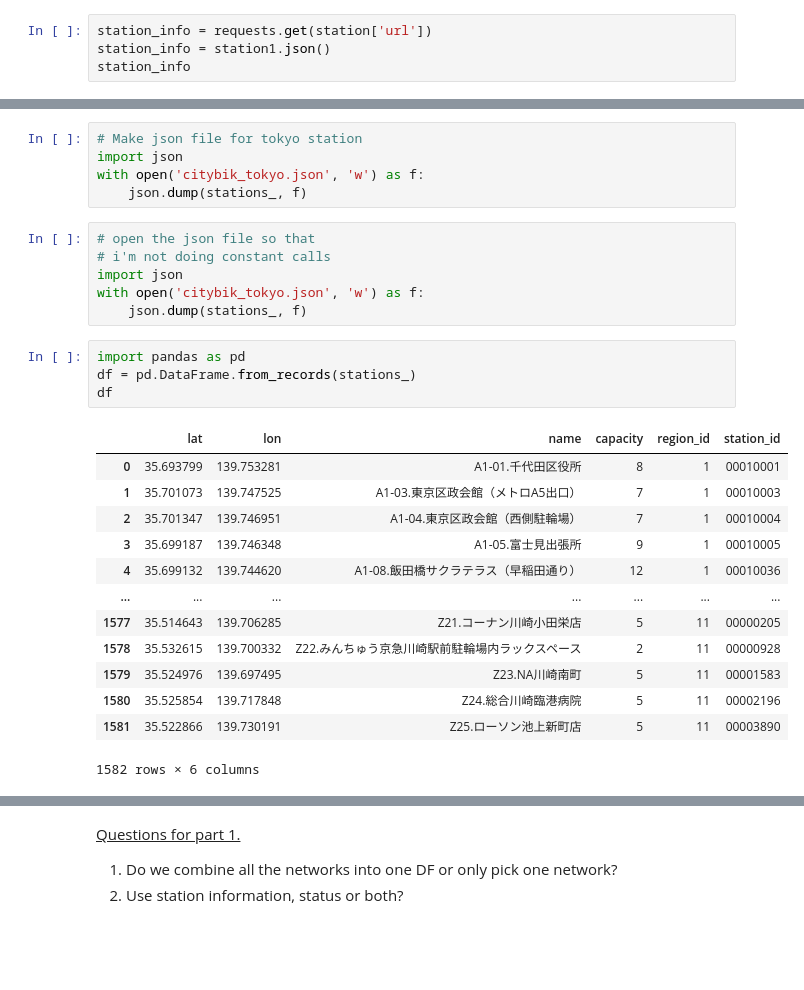
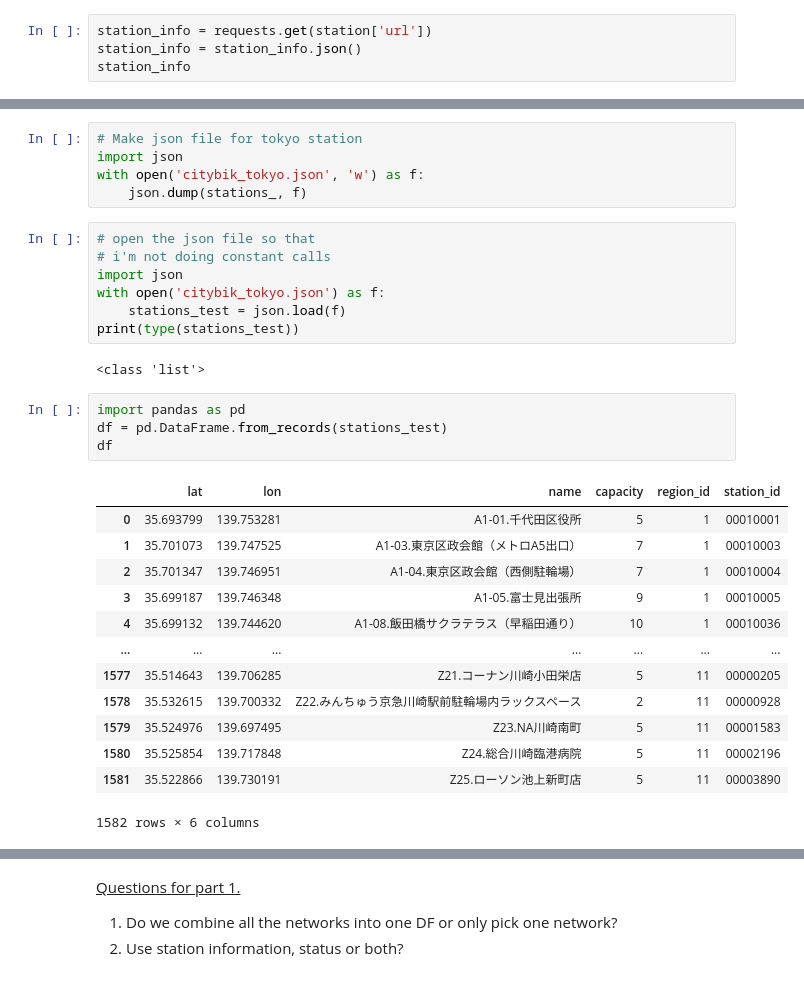
Before and after one commit to FranklinManuana/Stats-Modelling, a Jupyter notebook: notebooks/testbay_exploration.ipynb, the cells around one changed output, grey strips where cells are left out. Drawn from its saved outputs; the diff is of its cells as text; blank space fills up the shorter version.

Commit message:
updated json files and explored dataframe functionality, namely normalizaiton for easier parsing

```diff
--- a/notebooks/testbay_exploration.ipynb
+++ b/notebooks/testbay_exploration.ipynb
@@ -226,7 +226,7 @@ station
  'name': 'station_information'}
 # %%
 station_info = requests.get(station['url'])
-station_info = station1.json()
+station_info = station_info.json()
 station_info
 # %% [output]
 {'ttl': 60,
@@ -301,19 +300,22 @@ with open('citybik_tokyo.json', 'w') as f:
 # open the json file so that
 # i'm not doing constant calls
 import json
-with open('citybik_tokyo.json', 'w') as f:
-    json.dump(stations_, f)
+with open('citybik_tokyo.json') as f:
+    stations_test = json.load(f)
+print(type(stations_test))
+# %% [output]
+<class 'list'>
 # %%
 import pandas as pd
-df = pd.DataFrame.from_records(stations_)
+df = pd.DataFrame.from_records(stations_test)
 df
 # %% [output]
 |  | lat | lon | name | capacity | region_id | station_id |
-| 0 | 35.693799 | 139.753281 | A1-01.千代田区役所 | 8 | 1 | 00010001 |
+| 0 | 35.693799 | 139.753281 | A1-01.千代田区役所 | 5 | 1 | 00010001 |
 | 1 | 35.701073 | 139.747525 | A1-03.東京区政会館（メトロA5出口） | 7 | 1 | 00010003 |
 | 2 | 35.701347 | 139.746951 | A1-04.東京区政会館（西側駐輪場） | 7 | 1 | 00010004 |
 | 3 | 35.699187 | 139.746348 | A1-05.富士見出張所 | 9 | 1 | 00010005 |
-| 4 | 35.699132 | 139.744620 | A1-08.飯田橋サクラテラス（早稲田通り） | 12 | 1 | 00010036 |
+| 4 | 35.699132 | 139.744620 | A1-08.飯田橋サクラテラス（早稲田通り） | 10 | 1 | 00010036 |
 | ... | ... | ... | ... | ... | ... | ... |
 | 1577 | 35.514643 | 139.706285 | Z21.コーナン川崎小田栄店 | 5 | 11 | 00000205 |
 | 1578 | 35.532615 | 139.700332 | Z22.みんちゅう京急川崎駅前駐輪場内ラックスペース | 2 | 11 | 00000928 |
```
Also changed, not shown: parts of 19 cells of this notebook, 2 other files.
